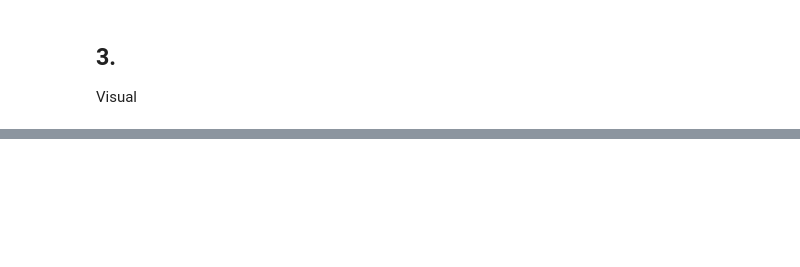
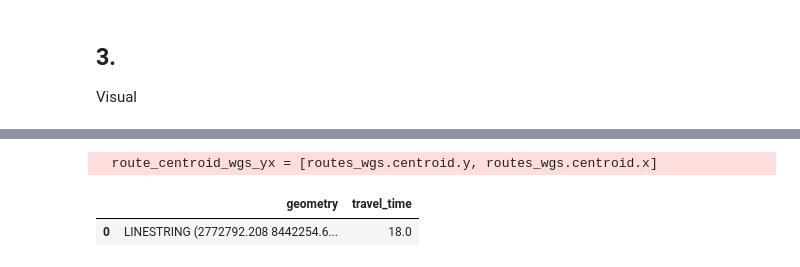
Before and after one commit to eemilhaa/Autogis_final, a Jupyter notebook: Final_exercise.ipynb, the cells around one changed output, grey strips where cells are left out. Drawn from its saved outputs; the diff is of its cells as text; code cells hidden in the pictures; blank space fills up the shorter version.

```diff
--- a/Final_exercise.ipynb
+++ b/Final_exercise.ipynb
@@ -359,0 +329,14 @@ m
+# %%
+orig_point_wgs_yx = [orig_point_wgs['geometry'].iloc[0].y, orig_point_wgs['geometry'].iloc[0].x]
+
+dest_point_wgs_yx = [dest_point_wgs['geometry'].iloc[0].y, dest_point_wgs['geometry'].iloc[0].x]
+
+route_centroid_wgs_yx = [routes_wgs.centroid.y, routes_wgs.centroid.x]
+# %% [output]
+  route_centroid_wgs_yx = [routes_wgs.centroid.y, routes_wgs.centroid.x]
+# %%
+routes_wm.at[0, 'travel_time'] = travel_time
+routes_wm
+# %% [output]
+|  | geometry | travel_time |
+| 0 | LINESTRING (2772792.208 8442254.6... | 18.0 |
```
Also changed, not shown: parts of 7 cells of this notebook.
